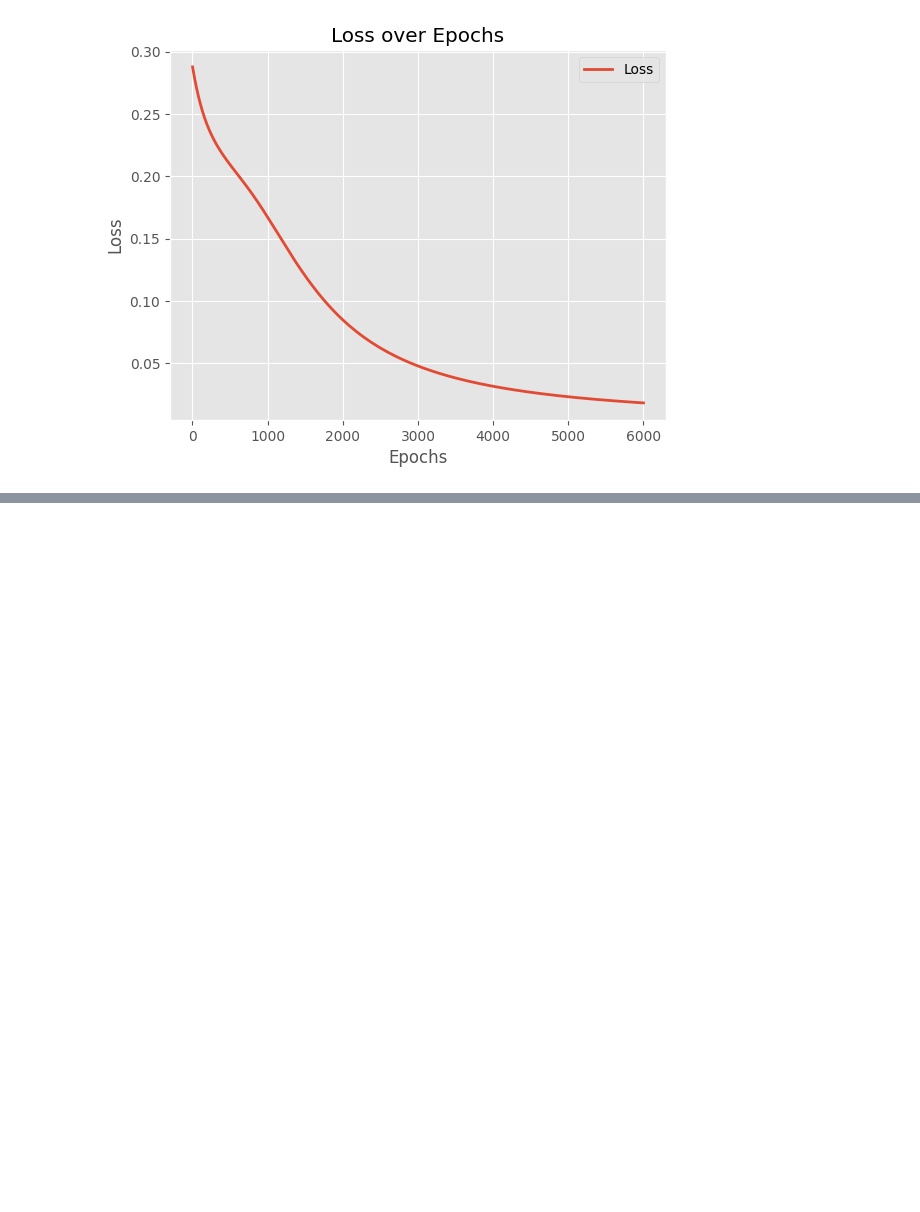
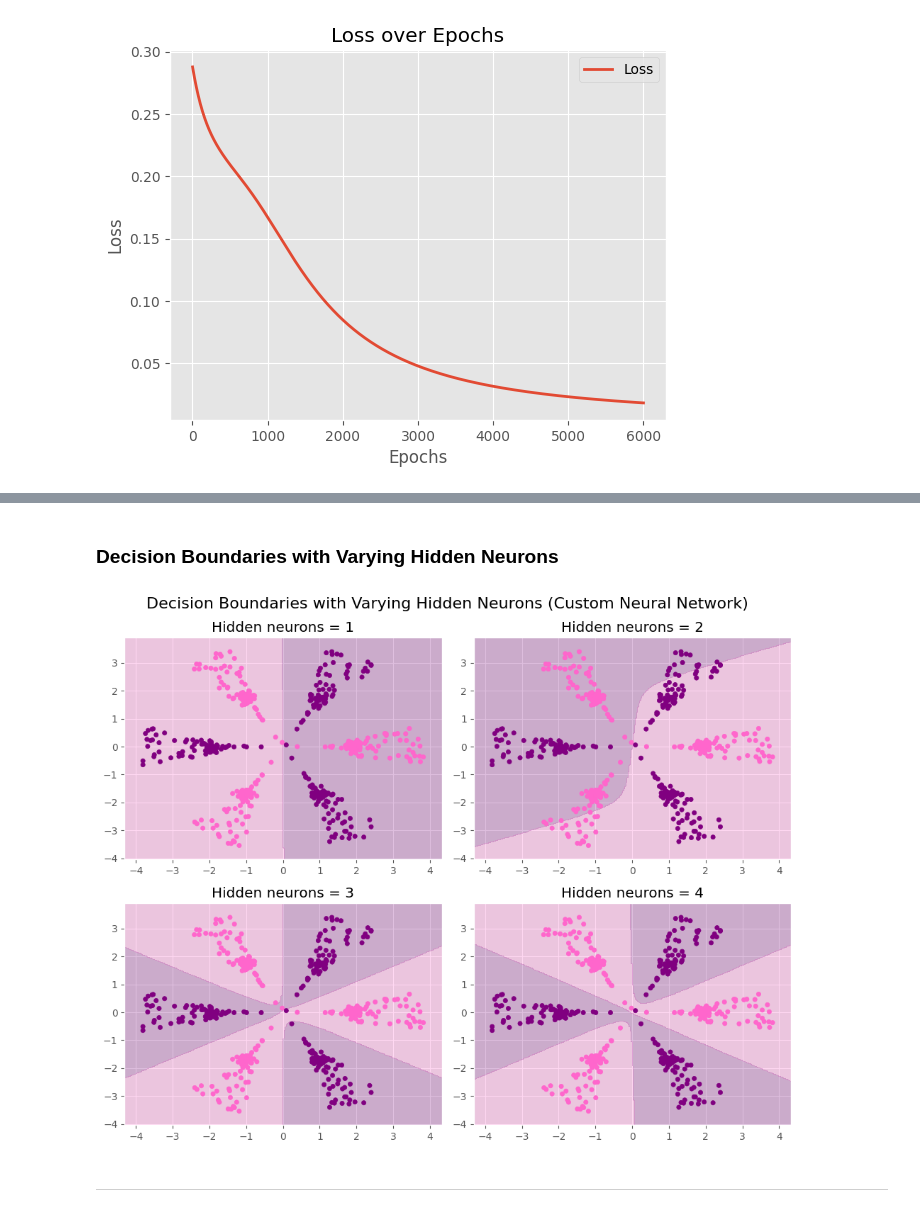
Before and after one commit to 7rohxt/ml-models-from-scratch, a Jupyter notebook: neural-network.ipynb, the cells around one changed output, grey strips where cells are left out. Cells and saved outputs as stored; diff of their text form; code cells hidden in the pictures; blank space fills up the shorter version.

Commit message:
plotted decision boundaries for varying hidden neurons

```diff
--- a/neural-network.ipynb
+++ b/neural-network.ipynb
@@ -117,7 +117,7 @@ _____________
 # %% [markdown]
 # Model Training
 # %%
-def train(X, y, hidden_neurons=4, learning_rate=0.03, epochs=6000):
+def train(X, y, hidden_neurons=4, learning_rate=0.03, epochs=6000, print_epochloss=True):
     input_neurons = X.shape[1]
     output_neurons = y.shape[1]
 
@@ -141,9 +141,10 @@ def train(X, y, hidden_neurons=4, learning_rate=0.03, epochs=6000):
         # update params
         W1, b1, W2, b2 = update_parameters(W1, b1, W2, b2, dW1, db1, dW2, db2, learning_rate)
 
+        if print_epochloss is True:
         # print loss for every 1000 epochs
-        if epoch == 1 or epoch % 1000 == 0:
-            print(f"Epoch {epoch}, Loss: {loss:.4f}")
+            if epoch == 1 or epoch % 1000 == 0:
+                print(f"Epoch {epoch}, Loss: {loss:.4f}")
 
     return W1, b1, W2, b2, epochs_list, losses
 # %%
@@ -191,0 +198,32 @@ __________________
+# %% [markdown]
+### Decision Boundaries with Varying Hidden Neurons
+# %%
+hidden_neuron_list = [1, 2, 3, 4]
+
+fig, axes = plt.subplots(2, 2, figsize=(10, 8))
+axes = axes.ravel()
+
+for i, hidden_neurons in enumerate(hidden_neuron_list):
+
+    W1, b1, W2, b2, epochs_list, losses = train(X, y, hidden_neurons=hidden_neurons, learning_rate=0.03, epochs=6000, print_epochloss=False)
+
+    x_min, x_max = X[:, 0].min() - 0.5, X[:, 0].max() + 0.5
+    y_min, y_max = X[:, 1].min() - 0.5, X[:, 1].max() + 0.5
+    xx, yy = np.meshgrid(np.linspace(x_min, x_max, 300), np.linspace(y_min, y_max, 300))
+    grid = np.c_[xx.ravel(), yy.ravel()]
+
+    _, _, _, A2 = forward_pass(grid, W1, b1, W2, b2)
+    Z = (A2.ravel() > 0.5).reshape(xx.shape)
+
+    ax = axes[i]
+    ax.contourf(xx, yy, Z, cmap=ListedColormap(["#ff66cc", "#800080"]), alpha=0.25)
+    ax.scatter(X[:, 0], X[:, 1], c=y.ravel(),cmap=ListedColormap(["#ff66cc", "#800080"]), s=20)
+    ax.set_title(f"Hidden neurons = {hidden_neurons}")
+
+fig.suptitle("Decision Boundaries with Varying Hidden Neurons", fontsize=16)
+plt.tight_layout()
+plt.show()
+# %% [output]
+[figure, added]
+# %% [markdown]
+________
```
Also changed, not shown: parts of 5 cells of this notebook.
